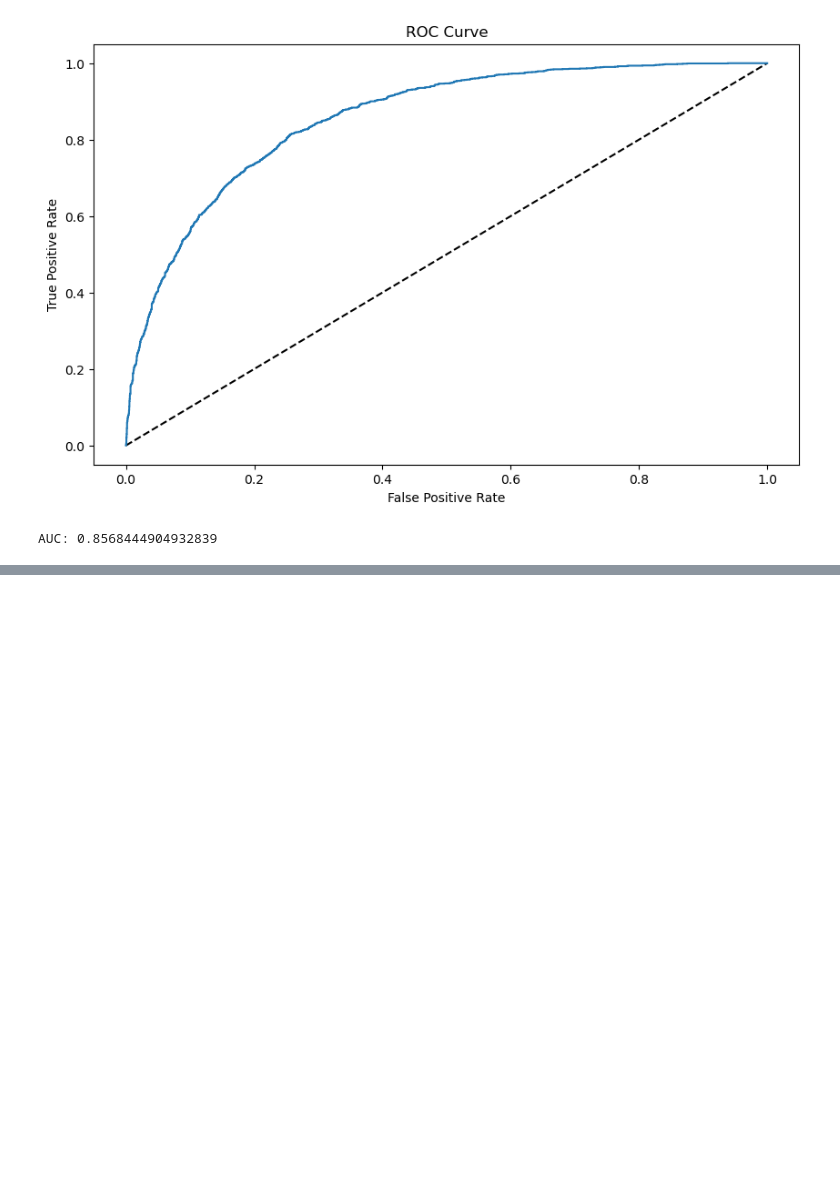
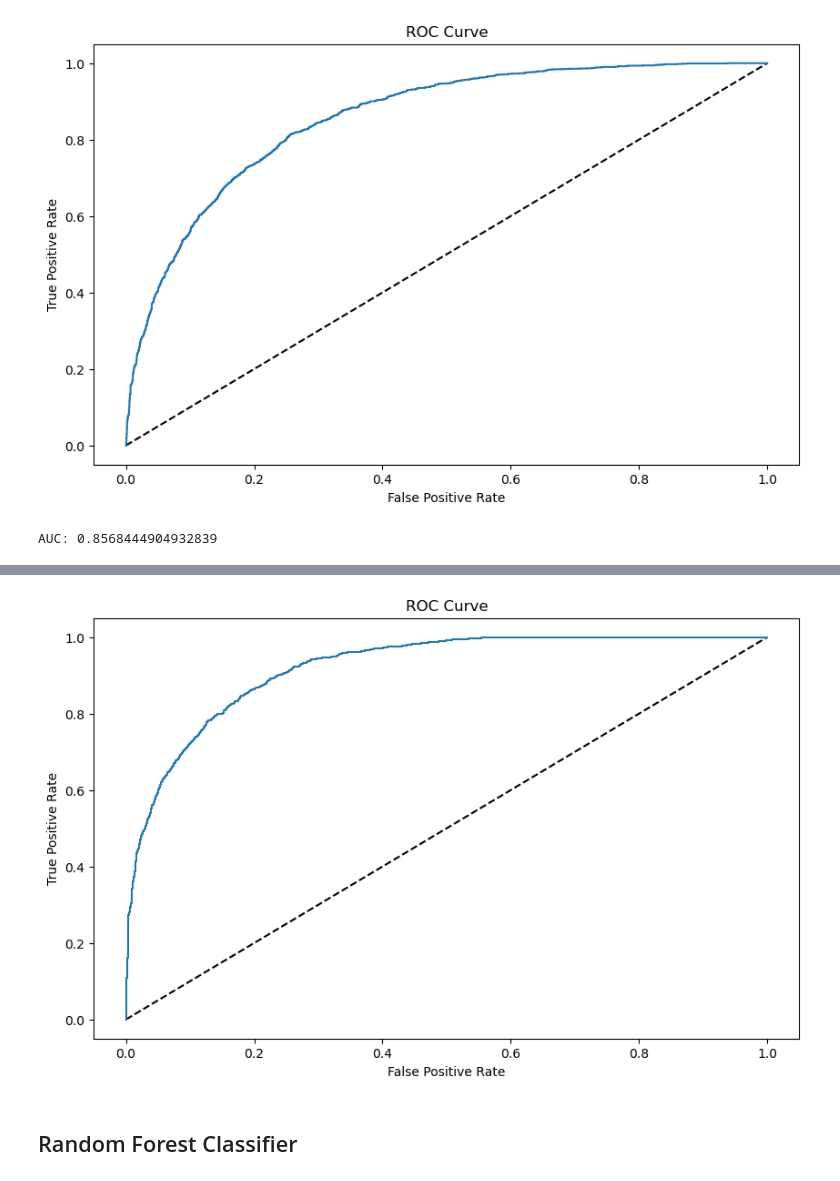
Before and after one commit to WizKnight/Machine-Learning-Challenge, a Jupyter notebook: Diabetes Data/diabetes.ipynb, the cells around one changed output, grey strips where cells are left out. Cells and saved outputs as stored; diff of their text form; code cells hidden in the pictures; blank space fills up the shorter version.

```diff
--- a/Diabetes Data/diabetes.ipynb
+++ b/Diabetes Data/diabetes.ipynb
@@ -154,0 +164,24 @@ AUC: 0.8568444904932839
+# %%
+# Define preprocessing for numeric columns (Normalize them so they are on the same scale)
+numeric_features = [0,1,2,3,4,5,6]
+numeric_transformer = Pipeline(steps=[('scale', StandardScaler())])
+
+# Define preprocessing for categorical features (Encode the 'Age' column)
+categorical_feature = [7]
+categorical_transformer = Pipeline(steps=[('onehot', OneHotEncoder(handle_unknown='ignore'))])
+# %%
+# Combining the preprocessing steps
+preprocessor = ColumnTransformer(
+        transformers = [
+            ('num', numeric_transformer, numeric_features),
+            ('cat', categorical_transformer, categorical_feature)])
+
+# Create preprocessing and training pipeline
+pipeline = Pipeline(steps= [('preprocessor', preprocessor),
+                            ('logregressor', LogisticRegression(C=1/reg, solver='liblinear'))])
+
+
+# Fit the pipeline to train a logistic regression model on training set
+
+model = pipeline.fit(X_train, y_train)
+print(model)
@@ -154,0 +200,5 @@ AUC: 0.8568444904932839
+# %%
+# Get predictions from the test data
+
+predictions = model.predict(X_test)
+y_scores = model.predict_proba(X_test)
@@ -154,0 +226,19 @@ AUC: 0.8568444904932839
+# %%
+# Calculate ROC Curve
+
+fpr, tpr, threshold = roc_curve(y_test, y_scores[:,1])
+
+# Plot ROC Curve
+plt.figure(figsize=(10,6))
+plt.plot([0,1],[0,1],"k--")
+
+# Plot the FPR and TPR acheived by our model
+plt.plot(fpr, tpr)
+plt.xlabel("False Positive Rate")
+plt.ylabel("True Positive Rate")
+plt.title('ROC Curve')
+plt.show()
+# %% [output]
+[figure, added]
+# %% [markdown]
+## Random Forest Classifier
```
Also changed, not shown: parts of 7 cells of this notebook.
